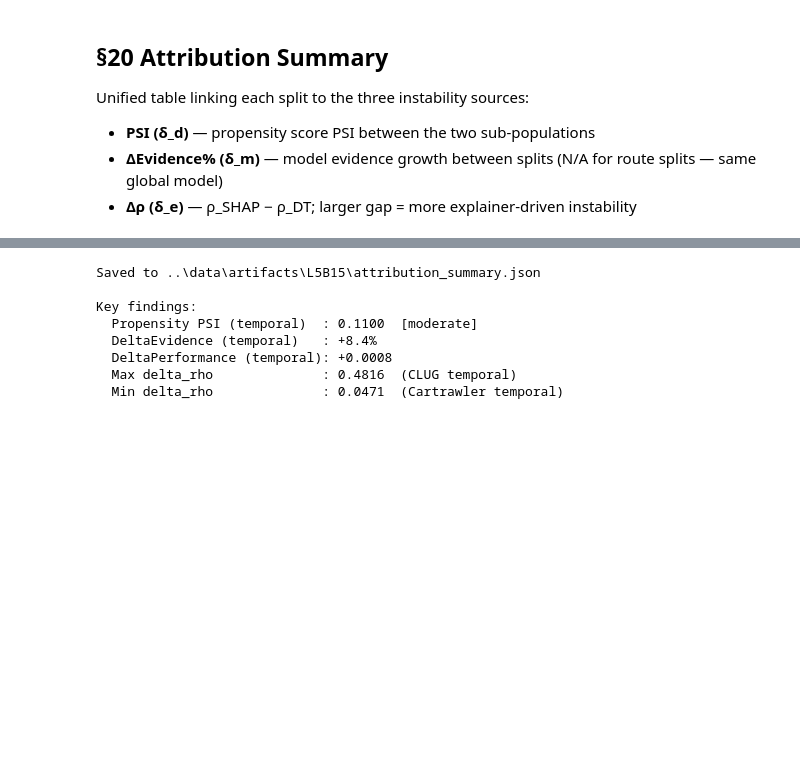
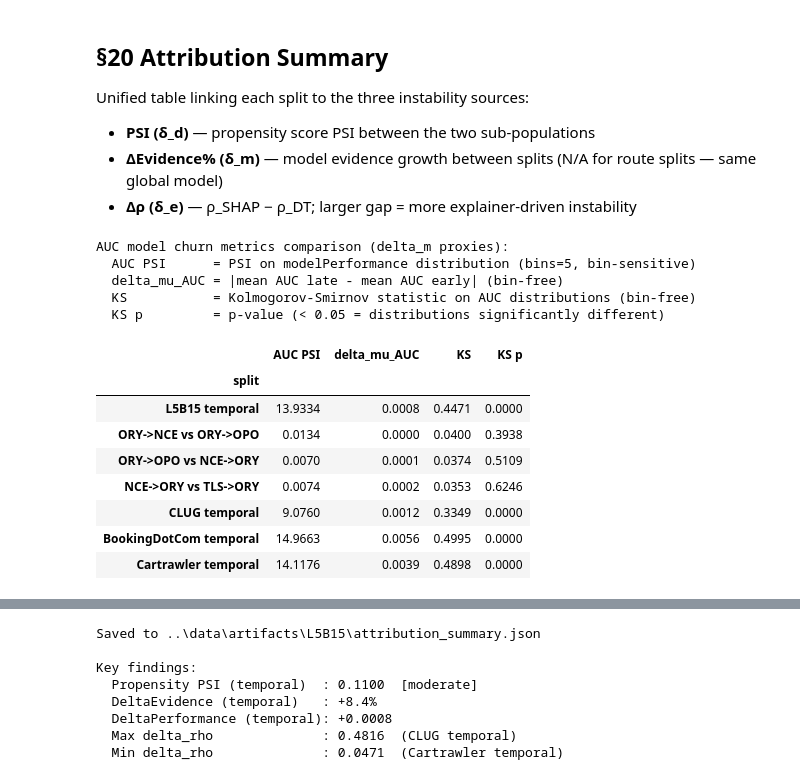
Before and after one commit to bosnbos/xai-fidelity-benchmark, a Jupyter notebook: notebooks/07_attribution.ipynb, the cells around one changed output, grey strips where cells are left out. Drawn from its saved outputs; the diff is of its cells as text; code cells hidden in the pictures; blank space fills up the shorter version.

```diff
--- a/notebooks/07_attribution.ipynb
+++ b/notebooks/07_attribution.ipynb
@@ -474,6 +558,76 @@ Unified table linking each split to the three instability sources:
 - **PSI (δ_d)** — propensity score PSI between the two sub-populations
 - **ΔEvidence% (δ_m)** — model evidence growth between splits (N/A for route splits — same global model)
 - **Δρ (δ_e)** — ρ_SHAP − ρ_DT; larger gap = more explainer-driven instability
+# %%
+# ── §20b  AUC model churn metrics comparison ──────────────────────────────
+# Compare three delta_m metrics side by side: AUC PSI (current), mean AUC
+# difference, and KS statistic. PSI is bin-sensitive (see 17c); mean diff
+# and KS are bin-free. Use this to validate or replace AUC PSI as delta_m proxy.
+
+from scipy.stats import ks_2samp
+
+def _auc_metrics(s_a, s_b):
+    psi_v, _  = psi(s_a, s_b, bins=PSI_BINS)
+    mean_diff = abs(float(s_b.mean()) - float(s_a.mean()))
+    ks_stat, ks_p = ks_2samp(s_a, s_b)
+    return round(psi_v, 4), round(mean_diff, 4), round(ks_stat, 4), round(ks_p, 4)
+
+cmp_rows = []
+
+_pe = meta.loc[mask_early, "modelPerformance"].dropna()
+_pl = meta.loc[mask_late,  "modelPerformance"].dropna()
+_psi, _md, _ks, _ksp = _auc_metrics(_pe, _pl)
+cmp_rows.append({"split": f"{PRIMARY_VARIANT} temporal", "AUC PSI": _psi, "delta_mu_AUC": _md, "KS": _ks, "KS p": _ksp})
+
+for i in range(len(top_routes) - 1):
+    r1, r2 = top_routes[i], top_routes[i + 1]
+    _p1 = meta.loc[route_masks[r1], "modelPerformance"].dropna()
+    _p2 = meta.loc[route_masks[r2], "modelPerformance"].dropna()
+    _psi, _md, _ks, _ksp = _auc_metrics(_p1, _p2)
+    cmp_rows.append({"split": f"{r1} vs {r2}", "AUC PSI": _psi, "delta_mu_AUC": _md, "KS": _ks, "KS p": _ksp})
+
+for variant in REPLICATION_VARIANTS:
+    if not (ARTIFACT_DIR / variant / "catboost_model.cbm").exists():
+        continue
+    dv   = df_raw[df_raw["pyName"] == variant]
+    dt_v = pd.to_datetime(dv["pxDecisionTime"], utc=True, errors="coerce")
+    split_v = dt_v.median()
+    _pe_v = pd.to_numeric(dv.loc[dt_v <= split_v, "modelPerformance"], errors="coerce").dropna()
+    _pl_v = pd.to_numeric(dv.loc[dt_v >  split_v, "modelPerformance"], errors="coerce").dropna()
+    _psi, _md, _ks, _ksp = _auc_metrics(_pe_v, _pl_v)
+    cmp_rows.append({"split": f"{variant} temporal", "AUC PSI": _psi, "delta_mu_AUC": _md, "KS": _ks, "KS p": _ksp})
+
+cmp_df = pd.DataFrame(cmp_rows).set_index("split")
+
+print("AUC model churn metrics comparison (delta_m proxies):")
+print("  AUC PSI      = PSI on modelPerformance distribution (bins=5, bin-sensitive)")
+print("  delta_mu_AUC = |mean AUC late - mean AUC early| (bin-free)")
+print("  KS           = Kolmogorov-Smirnov statistic on AUC distributions (bin-free)")
+print("  KS p         = p-value (< 0.05 = distributions significantly different)")
+print()
+display(
+    cmp_df.style
+    .format({"AUC PSI": "{:.4f}", "delta_mu_AUC": "{:.4f}", "KS": "{:.4f}", "KS p": "{:.4f}"})
+    .background_gradient(subset=["AUC PSI"],      cmap="YlOrRd", vmin=0,    vmax=15.0)
+    .background_gradient(subset=["delta_mu_AUC"], cmap="YlOrRd", vmin=0,    vmax=0.10)
+    .background_gradient(subset=["KS"],           cmap="YlOrRd", vmin=0,    vmax=1.0)
+    .background_gradient(subset=["KS p"],         cmap="RdYlGn", vmin=0,    vmax=0.10)
+)
+# %% [output]
+AUC model churn metrics comparison (delta_m proxies):
+  AUC PSI      = PSI on modelPerformance distribution (bins=5, bin-sensitive)
+  delta_mu_AUC = |mean AUC late - mean AUC early| (bin-free)
+  KS           = Kolmogorov-Smirnov statistic on AUC distributions (bin-free)
+  KS p         = p-value (< 0.05 = distributions significantly different)
+|  | AUC PSI | delta_mu_AUC | KS | KS p |
+| split |  |  |  |  |
+| L5B15 temporal | 13.9334 | 0.0008 | 0.4471 | 0.0000 |
+| ORY->NCE vs ORY->OPO | 0.0134 | 0.0000 | 0.0400 | 0.3938 |
+| ORY->OPO vs NCE->ORY | 0.0070 | 0.0001 | 0.0374 | 0.5109 |
+| NCE->ORY vs TLS->ORY | 0.0074 | 0.0002 | 0.0353 | 0.6246 |
+| CLUG temporal | 9.0760 | 0.0012 | 0.3349 | 0.0000 |
+| BookingDotCom temporal | 14.9663 | 0.0056 | 0.4995 | 0.0000 |
+| Cartrawler temporal | 14.1176 | 0.0039 | 0.4898 | 0.0000 |
 # %%
 # ── Build propensity PSI lookup (δ_d) ─────────────────────────────────────
 psi_lookup: dict[str, float] = {}
```
Also changed, not shown: parts of 3 cells of this notebook, 2 other files.
